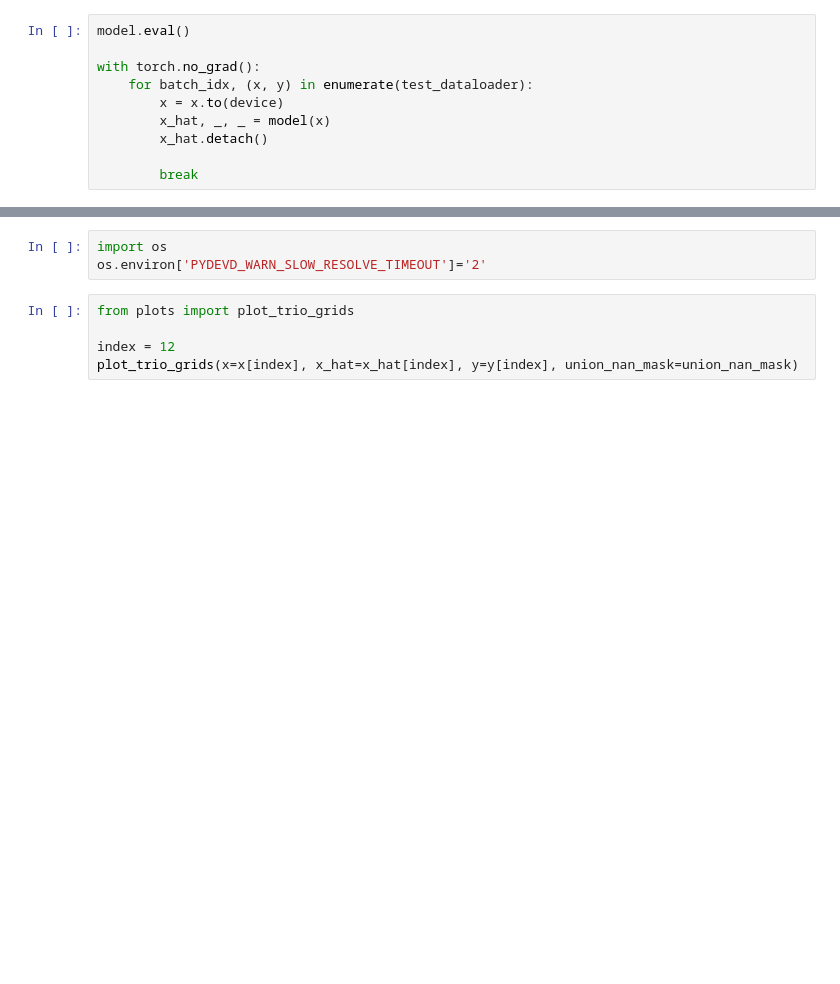
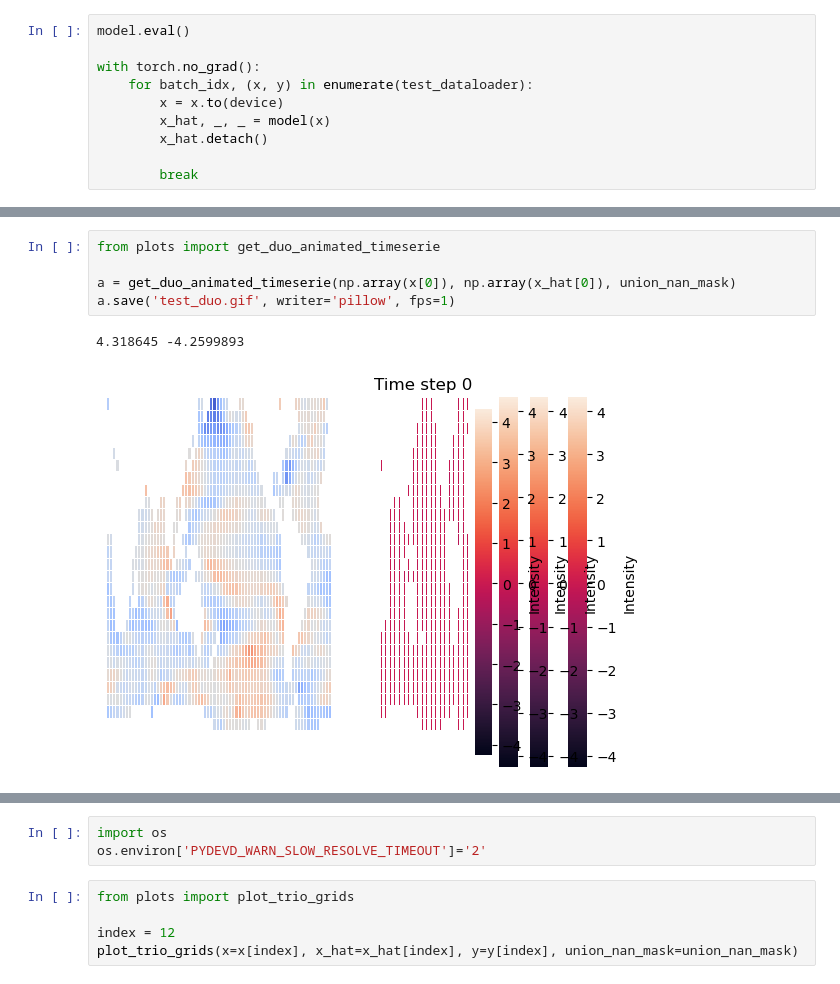
Before and after one commit to Victor2175/gm4cs-m, a Jupyter notebook: vae.ipynb, the cells around one changed output, grey strips where cells are left out. Drawn from its saved outputs; the diff is of its cells as text; blank space fills up the shorter version.

```diff
--- a/vae.ipynb
+++ b/vae.ipynb
@@ -217,3 +207,11 @@ torch.Size([32, 1308])
+# %%
+from plots import get_duo_animated_timeserie
+
+a = get_duo_animated_timeserie(np.array(x[0]), np.array(x_hat[0]), union_nan_mask)
+a.save('test_duo.gif', writer='pillow', fps=1)
+# %% [output]
+4.318645 -4.2599893
+[figure, added]
 # %%
 index = 12
 plot_trio_grids(x=x[index], x_hat=x_hat[index], y=y[index], union_nan_mask=union_nan_mask)
```
Also changed, not shown: parts of 21 cells of this notebook, 2 other files.
